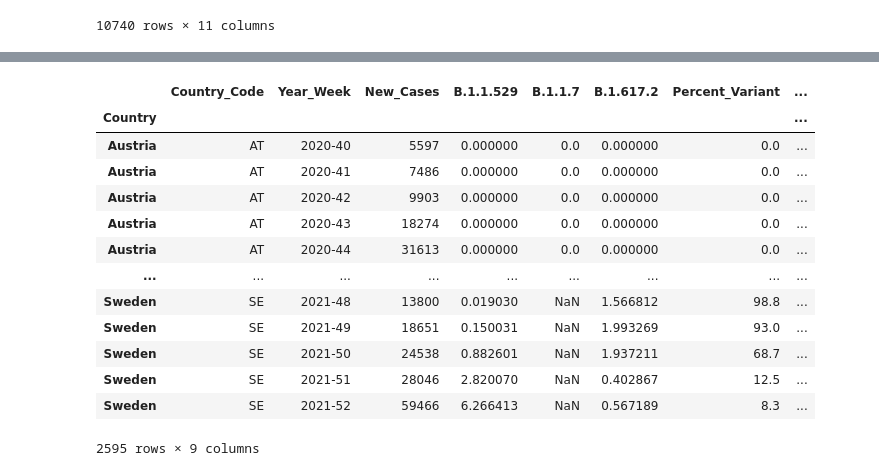
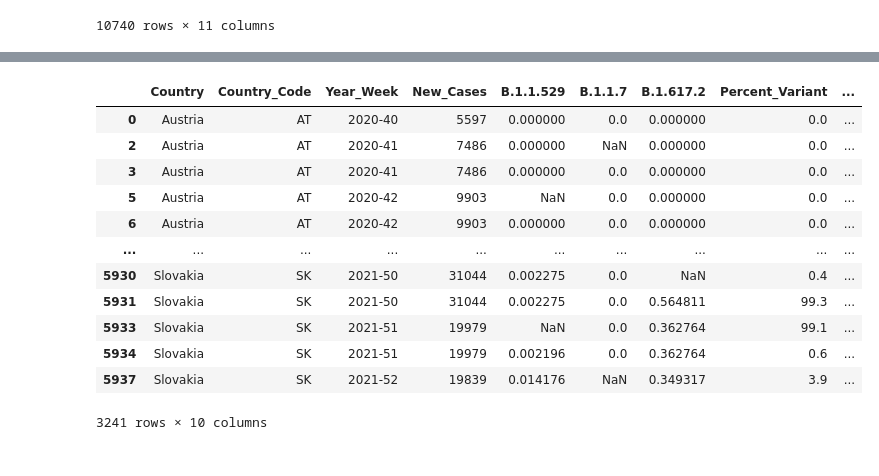
Before and after one commit to bryn-m/Covid_Evolution, a Jupyter notebook: 1_load_data.ipynb, the cells around one changed output, grey strips where cells are left out. Saved outputs shown, nothing was run; the diff lists cells and outputs as text; code cells hidden in the pictures.

```diff
--- a/1_load_data.ipynb
+++ b/1_load_data.ipynb
@@ -27,3 +27,8 @@ variants
 | Sweden | SE | 2021-52 | TESSy | 59466 | 36 | 0.1 | ... |
 | Sweden | SE | 2021-52 | TESSy | 59466 | 36 | 0.1 | ... |
 10740 rows × 11 columns
+# %%
+sort_variants = variants.sort_values('number_sequenced')
+var = sort_variants.drop_duplicates(subset=['country_code', 'year_week', 'variant'], keep='last')
+variants = var.sort_values(by=['country_code','year_week'])
+variants
@@ -55,23 +74,0 @@ variants
-# %%
-df = variants.groupby(by=['year_week', 'variant']).sum()
-df = df.reset_index()
-x = df['year_week'].unique()
-
-plt.rcParams['figure.figsize']=(15,10)
-fig, ax = plt.subplots()
-
-ax.plot(x, df['number_cases_ratio'].loc[df['variant']=='B.1.1.7'], label='Alpha')
-ax.plot(x, df['number_cases_ratio'].loc[df['variant']=='B.1.351'], label='Beta')
-ax.plot(x, df['number_cases_ratio'].loc[df['variant']=='B.1.617.2'], label='Delta')
-ax.plot(x, df['number_cases_ratio'].loc[df['variant']=='B.1.1.529'], label="Omicron")
-
-ax.set(xticks=x[::4])
-plt.xticks(rotation = 45)
-plt.title("Total Variant Case Count Per Week", fontsize=24)
-plt.xlabel("Week", fontsize=18)
-plt.ylabel("Total Variant Count", fontsize=18)
-plt.legend(loc='upper left', prop={'size': 18})
-plt.show()
-
-#fig = plt.get_figure()
-fig.savefig('Figure_2.png')
@@ -221,25 +216,24 @@ for idx, row in combined.iterrows():
 # %%
 updated_df = pd.DataFrame(data,columns=["Country","Country_Code","Year_Week","New_Cases","B.1.1.529","B.1.1.7","B.1.617.2",
                                        "Percent_Variant","Number_Cases_Ratio","Population"])
-updated_df = updated_df.dropna(thresh=4)
-updated_df = updated_df.dropna(subset="B.1.617.2")
-updated_df = updated_df.set_index("Country")
+updated_df = updated_df.dropna(thresh=9)
+#updated_df = updated_df.dropna(subset="B.1.617.2")
+#updated_df = updated_df.set_index("Country")
 updated_df
 # %% [output]
-|  | Country_Code | Year_Week | New_Cases | B.1.1.529 | B.1.1.7 | B.1.617.2 | Percent_Variant | ... |
-| Country |  |  |  |  |  |  |  | ... |
-| Austria | AT | 2020-40 | 5597 | 0.000000 | 0.0 | 0.000000 | 0.0 | ... |
-| Austria | AT | 2020-41 | 7486 | 0.000000 | 0.0 | 0.000000 | 0.0 | ... |
-| Austria | AT | 2020-42 | 9903 | 0.000000 | 0.0 | 0.000000 | 0.0 | ... |
-| Austria | AT | 2020-43 | 18274 | 0.000000 | 0.0 | 0.000000 | 0.0 | ... |
-| Austria | AT | 2020-44 | 31613 | 0.000000 | 0.0 | 0.000000 | 0.0 | ... |
-| ... | ... | ... | ... | ... | ... | ... | ... | ... |
-| Sweden | SE | 2021-48 | 13800 | 0.019030 | NaN | 1.566812 | 98.8 | ... |
-| Sweden | SE | 2021-49 | 18651 | 0.150031 | NaN | 1.993269 | 93.0 | ... |
-| Sweden | SE | 2021-50 | 24538 | 0.882601 | NaN | 1.937211 | 68.7 | ... |
-| Sweden | SE | 2021-51 | 28046 | 2.820070 | NaN | 0.402867 | 12.5 | ... |
-| Sweden | SE | 2021-52 | 59466 | 6.266413 | NaN | 0.567189 | 8.3 | ... |
+|  | Country | Country_Code | Year_Week | New_Cases | B.1.1.529 | B.1.1.7 | B.1.617.2 | Percent_Variant | ... |
+| 0 | Austria | AT | 2020-40 | 5597 | 0.000000 | 0.0 | 0.000000 | 0.0 | ... |
+| 2 | Austria | AT | 2020-41 | 7486 | 0.000000 | NaN | 0.000000 | 0.0 | ... |
+| 3 | Austria | AT | 2020-41 | 7486 | 0.000000 | 0.0 | 0.000000 | 0.0 | ... |
+| 5 | Austria | AT | 2020-42 | 9903 | NaN | 0.0 | 0.000000 | 0.0 | ... |
+| 6 | Austria | AT | 2020-42 | 9903 | 0.000000 | 0.0 | 0.000000 | 0.0 | ... |
+| ... | ... | ... | ... | ... | ... | ... | ... | ... | ... |
+| 5930 | Slovakia | SK | 2021-50 | 31044 | 0.002275 | 0.0 | NaN | 0.4 | ... |
+| 5931 | Slovakia | SK | 2021-50 | 31044 | 0.002275 | 0.0 | 0.564811 | 99.3 | ... |
+| 5933 | Slovakia | SK | 2021-51 | 19979 | NaN | 0.0 | 0.362764 | 99.1 | ... |
+| 5934 | Slovakia | SK | 2021-51 | 19979 | 0.002196 | 0.0 | 0.362764 | 0.6 | ... |
+| 5937 | Slovakia | SK | 2021-52 | 19839 | 0.014176 | NaN | 0.349317 | 3.9 | ... |
-2595 rows × 9 columns
+3241 rows × 10 columns
 # %%
 variants.to_csv("data.tsv", sep="\t")
 updated_df.to_csv("updated_data.tsv", sep="\t")
```
Also changed, not shown: parts of 8 cells of this notebook.
